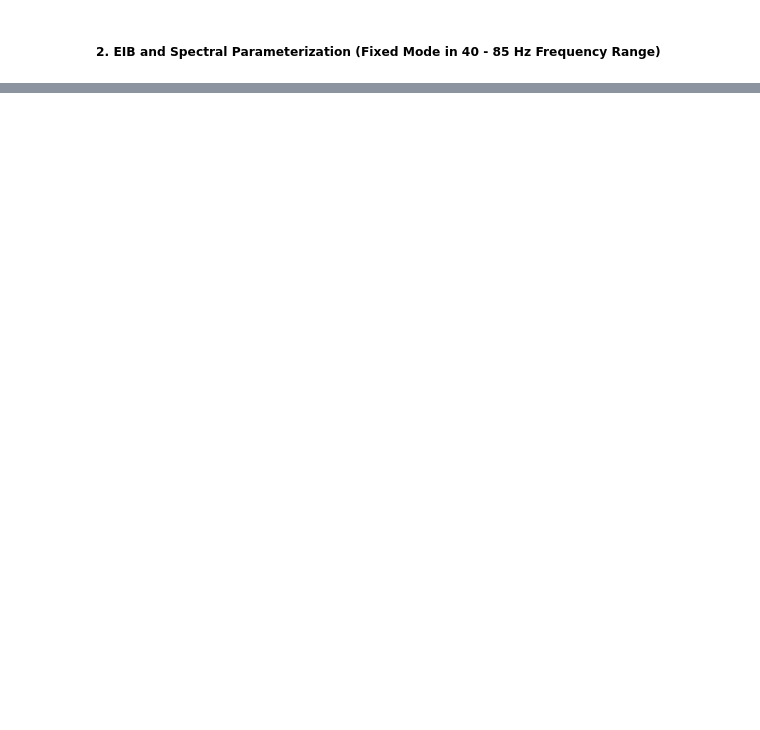
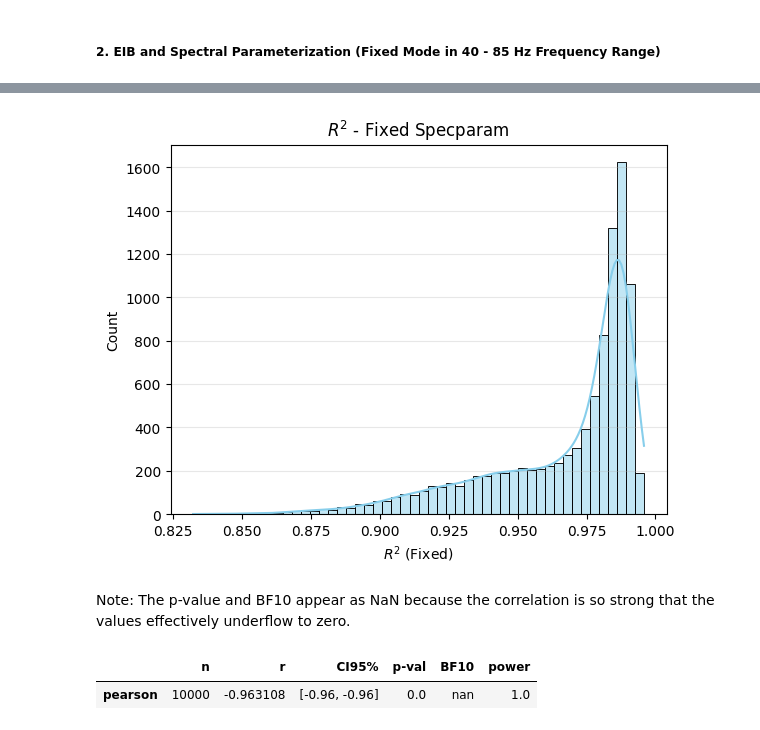
Before and after one commit to RojasMN/synaptic-kernels-LFP, a Jupyter notebook: simulations/04_synaptic_balance.ipynb, the cells around one changed output, grey strips where cells are left out. Drawn from its saved outputs; the diff is of its cells as text; code cells hidden in the pictures; blank space fills up the shorter version.

```diff
--- a/simulations/04_synaptic_balance.ipynb
+++ b/simulations/04_synaptic_balance.ipynb
@@ -341,0 +386,19 @@ eib_data.head(5)
+# %%
+sns.histplot(data = eib_data, x = 'r2_linear', bins = 50, kde = True, color = 'skyblue', edgecolor = 'black')
+
+plt.title('$R^2$ - Fixed Specparam')
+plt.xlabel('$R^2$ (Fixed)')
+plt.ylabel('Count')
+plt.grid(axis='y', alpha=0.3)
+
+plt.show()
+# %% [output]
+[figure, added]
+# %% [markdown]
+Note: The p-value and BF10 appear as NaN because the correlation is so strong that the values effectively underflow to zero.
+# %%
+# Spearman correlation between log(eib) and exp_linear
+pg.corr(x = np.log(eib_data['eib']), y = eib_data['exp_linear'], method = 'pearson')
+# %% [output]
+|  | n | r | CI95% | p-val | BF10 | power |
+| pearson | 10000 | -0.963108 | [-0.96, -0.96] | 0.0 | nan | 1.0 |
```
Also changed, not shown: parts of 41 cells of this notebook, 2 other files.
